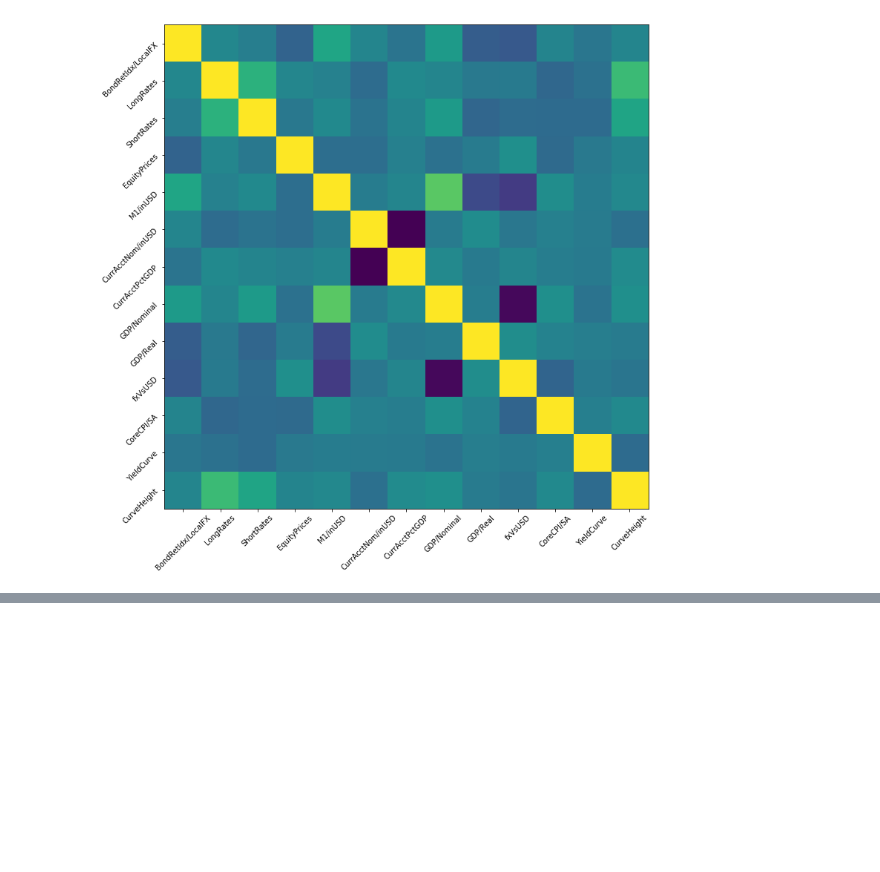
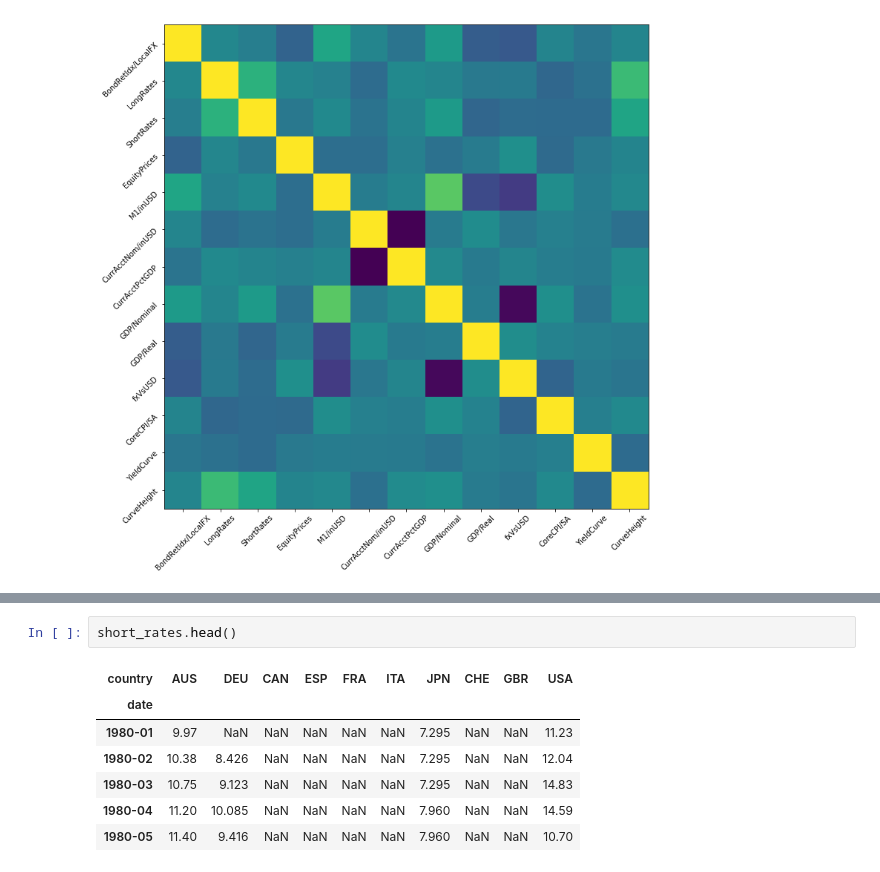
Before and after one commit to Mike-Huntress/Internship2020, a Jupyter notebook: SampleSignal/Exploring Correlations.ipynb, the cells around one changed output, grey strips where cells are left out. Cells and saved outputs as stored; diff of their text form; blank space fills up the shorter version.

```diff
--- a/SampleSignal/Exploring Correlations.ipynb
+++ b/SampleSignal/Exploring Correlations.ipynb
@@ -169,0 +180,10 @@ plt.show()
+# %%
+short_rates.head()
+# %% [output]
+| country | AUS | DEU | CAN | ESP | FRA | ITA | JPN | CHE | GBR | USA |
+| date |  |  |  |  |  |  |  |  |  |  |
+| 1980-01 | 9.97 | NaN | NaN | NaN | NaN | NaN | 7.295 | NaN | NaN | 11.23 |
+| 1980-02 | 10.38 | 8.426 | NaN | NaN | NaN | NaN | 7.295 | NaN | NaN | 12.04 |
+| 1980-03 | 10.75 | 9.123 | NaN | NaN | NaN | NaN | 7.295 | NaN | NaN | 14.83 |
+| 1980-04 | 11.20 | 10.085 | NaN | NaN | NaN | NaN | 7.960 | NaN | NaN | 14.59 |
+| 1980-05 | 11.40 | 9.416 | NaN | NaN | NaN | NaN | 7.960 | NaN | NaN | 10.70 |
```
Also changed, not shown: parts of 2 cells of this notebook, 4 other files.
